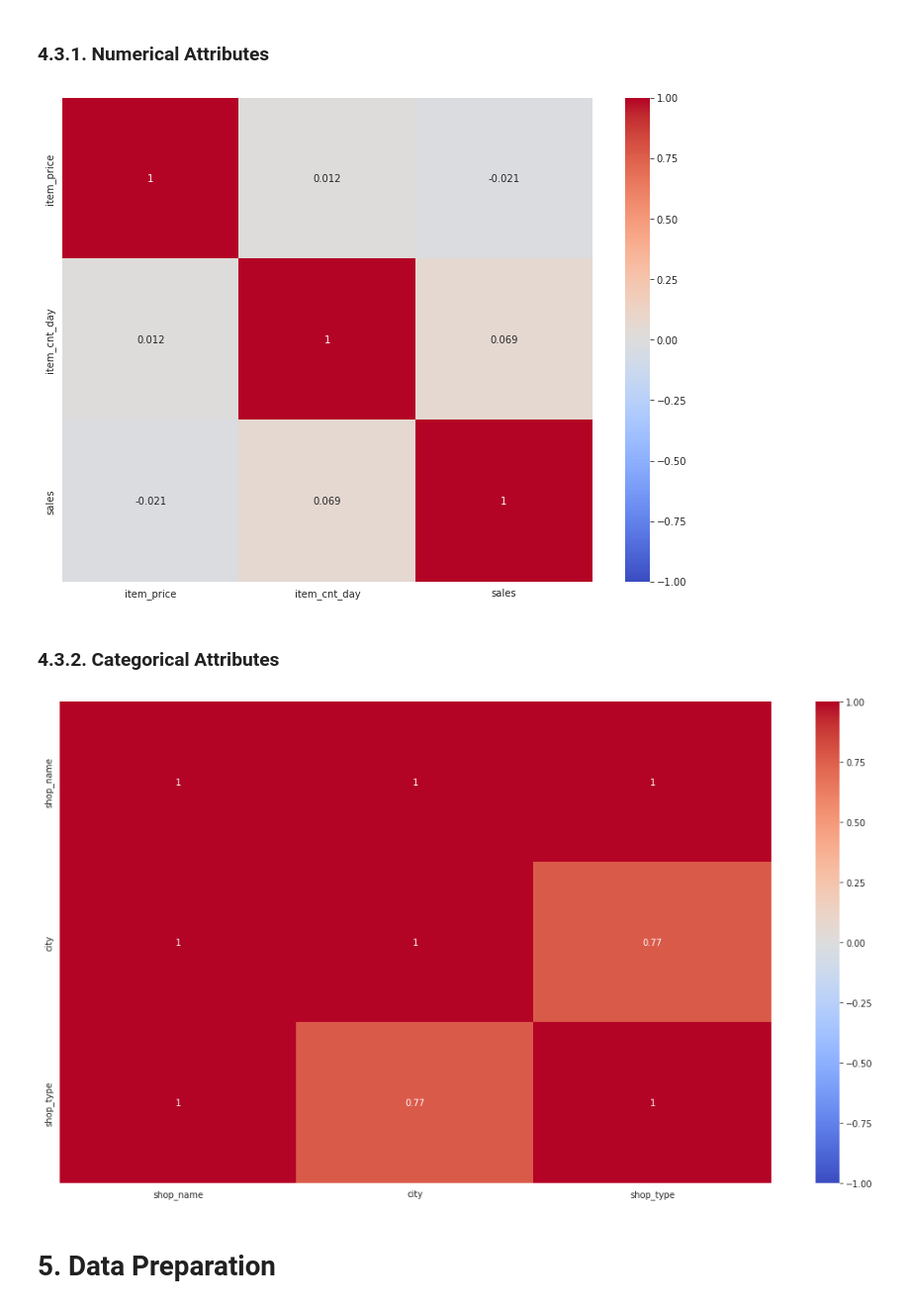
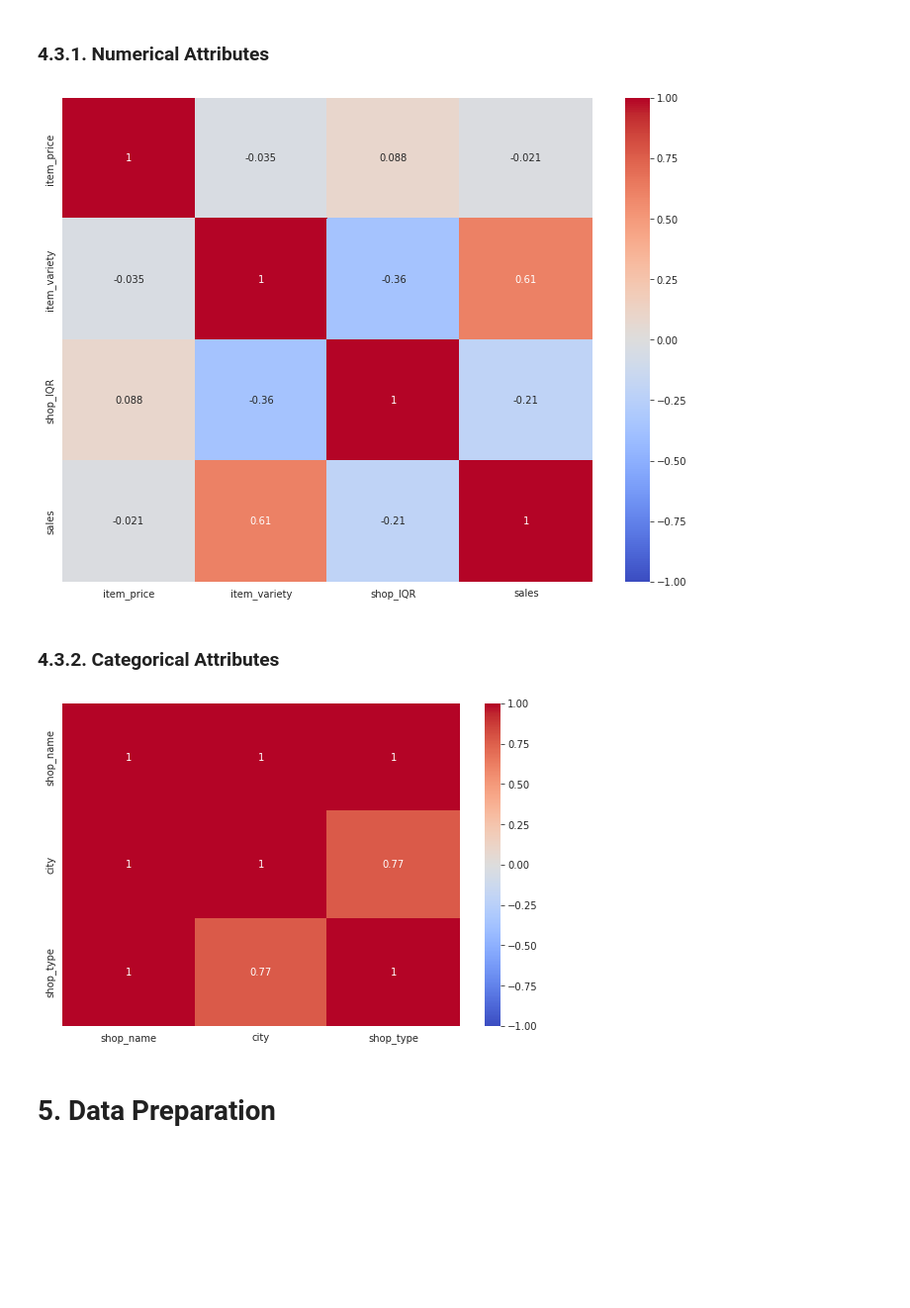
Before and after one commit to Matheus-Homem/future-sales-prediction, a Jupyter notebook: notebook/Russian_Weekly_Sales_Forecast.ipynb, the cells around one changed output. Shown at 99% size. Saved outputs shown, nothing was run; the diff lists cells and outputs as text; code cells hidden in the pictures; blank space fills up the shorter version.

```diff
--- a/notebook/Russian_Weekly_Sales_Forecast.ipynb
+++ b/notebook/Russian_Weekly_Sales_Forecast.ipynb
@@ -816,11 +816,11 @@ H8            True          High
 ### 4.3.1. Numerical Attributes
 # %%
 plt.figure(figsize=(12,9))
-correlation = num_attributes.corr(method='pearson')
+correlation = df4[['item_price','item_variety','shop_IQR','sales']].corr(method='pearson')
 sns.heatmap(correlation,annot=True,cmap='coolwarm',vmin=-1, vmax=1)
 plt.show()
 # %% [output]
-[figure, old version]
+[figure, new version]
 # %% [markdown]
 ### 4.3.2. Categorical Attributes
 # %%
@@ -844,11 +844,11 @@ correlation2 = pd.DataFrame( {'shop_name': [a1,a2,a3],
 
 correlation2 = correlation2.set_index(correlation2.columns)
 # %%
-plt.figure(figsize=(18,10))
+plt.figure(figsize=(9,6))
 sns.heatmap(correlation2,annot=True,cmap='coolwarm',vmin=-1, vmax=1)
 plt.show()
 # %% [output]
-[figure, old version]
+[figure, new version]
 # %% [markdown]
 # 5. Data Preparation
 # %%
```
Also changed, not shown: parts of 11 cells of this notebook.
